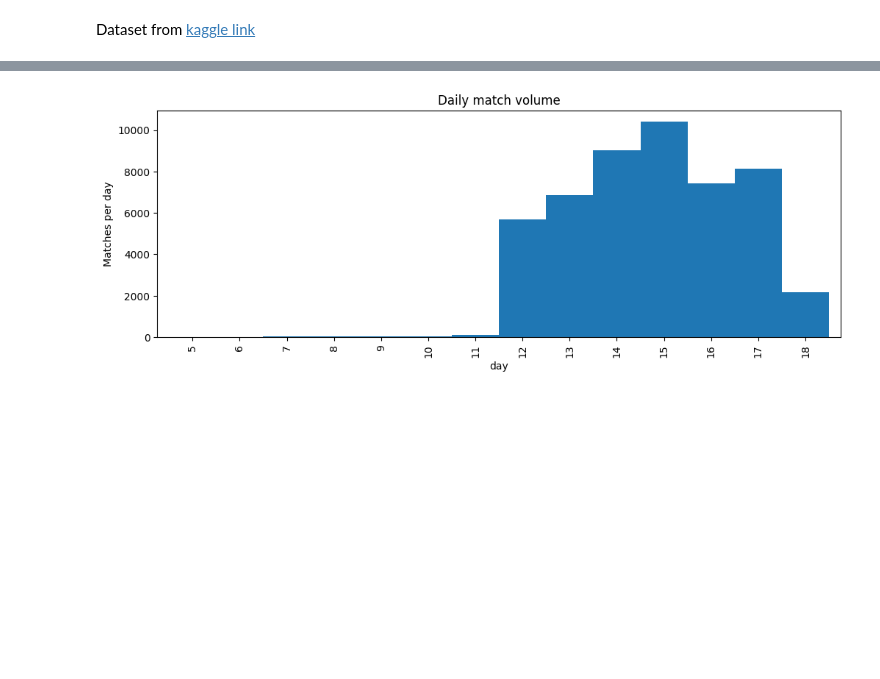
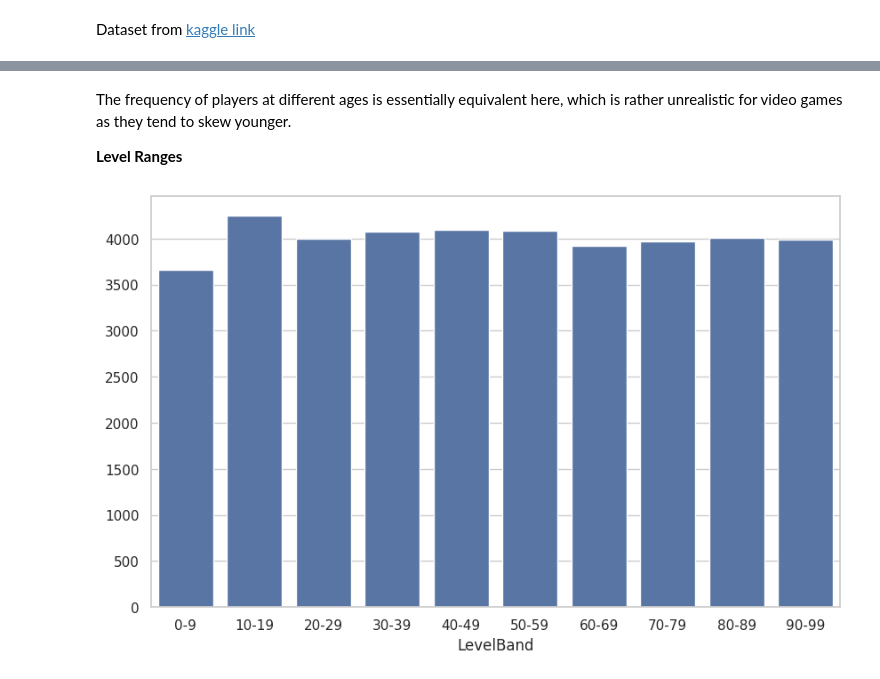
Before and after one commit to mikeysospikey/churn-prediction, a Jupyter notebook: churn-predict.ipynb, the cells around one changed output, grey strips where cells are left out. Drawn from its saved outputs; the diff is of its cells as text; code cells hidden in the pictures; blank space fills up the shorter version.

```diff
--- a/churn-predict.ipynb
+++ b/churn-predict.ipynb
@@ -96,19 +71,28 @@ We should plot something now
-# %%
-
-# maybe start by number of players per day?
-
-player_matches['day'] = player_matches['start_datetime'].apply(lambda x: x.day)
-
-num_matches = player_matches.groupby('day')['match_id'].nunique()
-
-num_matches.sort_index().plot.bar(figsize=(12, 4), width = 1)
-plt.ylabel("Matches per day")
-plt.title("Daily match volume")
-plt.show()
-
-# print(num_matches.values)
-
-
-# sns.histplot(x= num_matches.values, bins = 13, stat='percent') #will this work?
-# %% [output]
-[figure, removed]
+# %% [markdown]
+The frequency of players at different ages is essentially equivalent here, which is rather unrealistic for video games as they tend to skew younger.
+
+**Level Ranges**
+# %%
+# levels span from 1 to 99
+bins = np.arange(0,100,10)
+
+#np digitize maps PlayerLevel to index for which of the bins they belong to
+players['LevelBand'] = np.digitize(players['PlayerLevel'], bins)
+
+# Mapping index to corresponding level band
+mapping_for_levels = {1: '0-9', 2:'10-19', 3:'20-29', 4: '30-39', 5:'40-49', 6 :'50-59', 7:'60-69',8 :'70-79', 9:'80-89', 10:'90-99' }
+
+players['LevelBand'] = players['LevelBand'].map(mapping_for_levels)
+# %%
+# plotting level distribution
+
+plt.figure(figsize=(10,6))
+
+PlayerLevelBands =  players[['PlayerID', 'LevelBand']].groupby('LevelBand').size()
+
+PlayerLevelBands.head(10)
+
+ax = sns.barplot(PlayerLevelBands)
+plt.show()
+# %% [output]
+[figure, added]
```
Also changed, not shown: parts of 13 cells of this notebook, 1 other file.
